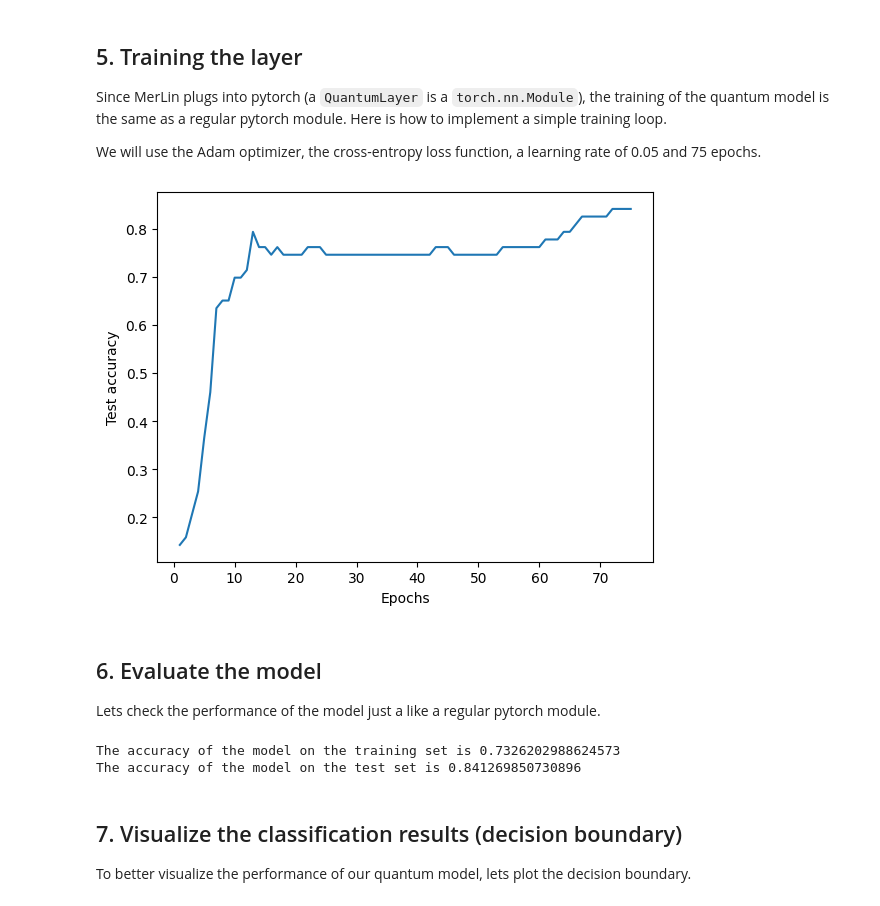
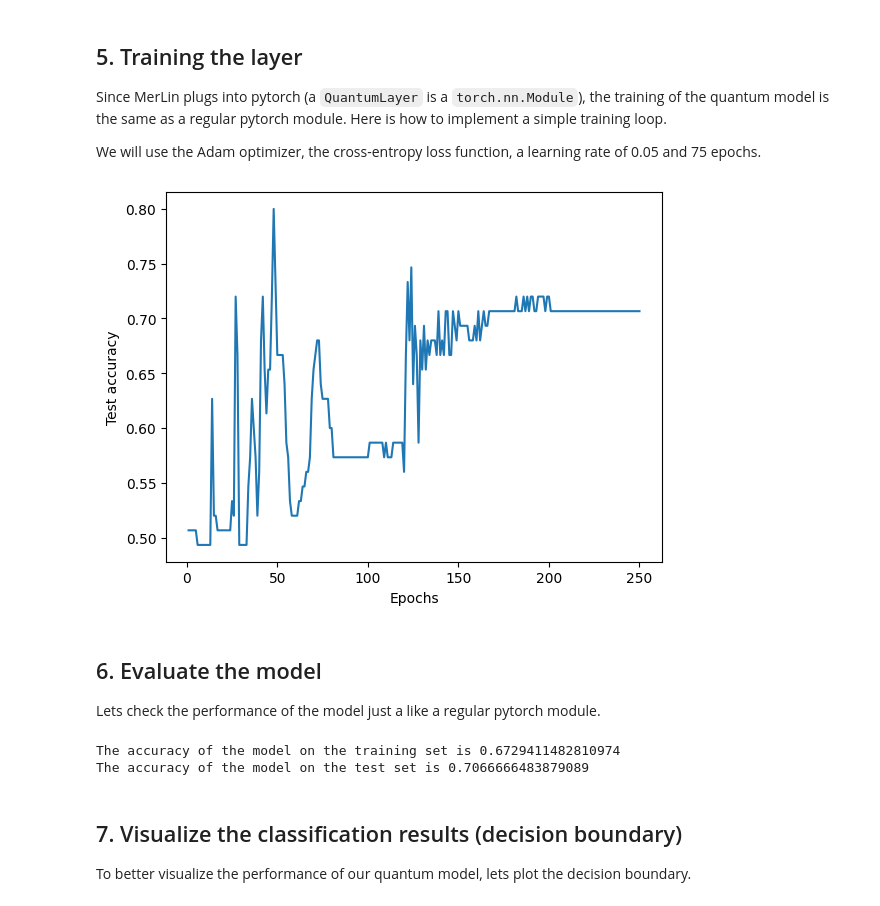
Before and after one commit to Tancredoss/merlin, a Jupyter notebook: docs/source/notebooks/classifying_moons_from_installation.ipynb, the cells around one changed output. Saved outputs shown, nothing was run; the diff lists cells and outputs as text; code cells hidden in the pictures.

```diff
--- a/docs/source/notebooks/classifying_moons_from_installation.ipynb
+++ b/docs/source/notebooks/classifying_moons_from_installation.ipynb
@@ -23,9 +23,13 @@ import torch
 # %% [markdown]
 We will use sklearn's moons dataset. It is a 2 feature, 2 class non-linear dataset. We will plot the dataset.
 # %%
-dataset = make_moons(n_samples=250)
+dataset = make_circles(n_samples=500)
 X = dataset[0]
 y = dataset[1]
+
+min_vals = X.min(axis=0, keepdims=True)
+max_vals = X.max(axis=0, keepdims=True)
+X = (X - min_vals) / np.clip(max_vals - min_vals, a_min=1e-6, a_max=None)
 
 # Plotting the dataset
 class_1 = []
@@ -55,7 +59,7 @@ We will format the data to have it as tensors and split the dataset into a train
 X_train, X_test, y_train, y_test = train_test_split(
     X,
     y,
-    test_size=0.25,
+    test_size=0.15,
     stratify=y,
     random_state=42,
 )
@@ -75,7 +79,14 @@ Test size: 63 samples
 
 It is now time to use MerLin. We will use a quantum layer to do the classification of the previous dataset. The simplest way to do so is to use the ``QuantumLayer``'s simple method. The input size is the number of features.
 # %%
-layer = merlin.QuantumLayer.simple(input_size=2)
+#layer = merlin.QuantumLayer.simple(input_size=2,output_size=2)
+
+
+circuit=merlin.CircuitBuilder(n_modes=3)
+circuit.add_entangling_layer()
+circuit.add_angle_encoding(modes=[0,1])
+circuit.add_entangling_layer()
+layer=torch.nn.Sequential(merlin.QuantumLayer(input_size=2,builder=circuit,input_state=[1,0,1]),merlin.LexGrouping(3,2))
 # %% [markdown]
 ## 5. Training the layer
 
@@ -83,33 +94,33 @@ Since MerLin plugs into pytorch (a ``QuantumLayer`` is a ``torch.nn.Module``), t
 
 We will use the Adam optimizer, the cross-entropy loss function, a learning rate of 0.05 and 75 epochs.
 # %%
-epochs=75
-lr=0.05
+epochs=250
+lr=0.02
 optimizer = torch.optim.Adam(layer.parameters(), lr=lr)
 test_accuracies = []
 for _ in range(epochs):
     #Train the model
     layer.train()
     optimizer.zero_grad()
     logits = layer(X_train)
     loss = torch.nn.functional.cross_entropy(logits, y_train)
     loss.backward()
     optimizer.step()
 
     # Evaluate the accuracy of the model
     layer.eval()
     test_preds = layer(X_test).argmax(dim=1)
     test_acc = (test_preds == y_test).float().mean().item()
     test_accuracies.append(test_acc)
 
 
 #Plot the accuracy
 plt.plot([i for i in range(1,epochs+1)],test_accuracies)
 plt.xlabel("Epochs")
 plt.ylabel("Test accuracy")
 plt.show()
 # %% [output]
-[figure, old version]
+[figure, new version]
 # %% [markdown]
 ## 6. Evaluate the model
 
@@ -125,8 +136,8 @@ with torch.no_grad():
 print(f"The accuracy of the model on the training set is {train_acc}")
 print(f"The accuracy of the model on the test set is {test_acc}")
 # %% [output]
-The accuracy of the model on the training set is 0.7326202988624573
-The accuracy of the model on the test set is 0.841269850730896
+The accuracy of the model on the training set is 0.6729411482810974
+The accuracy of the model on the test set is 0.7066666483879089
 # %% [markdown]
 ## 7. Visualize the classification results (decision boundary)
 
```
Also changed, not shown: parts of 4 cells of this notebook, 1 other file.
